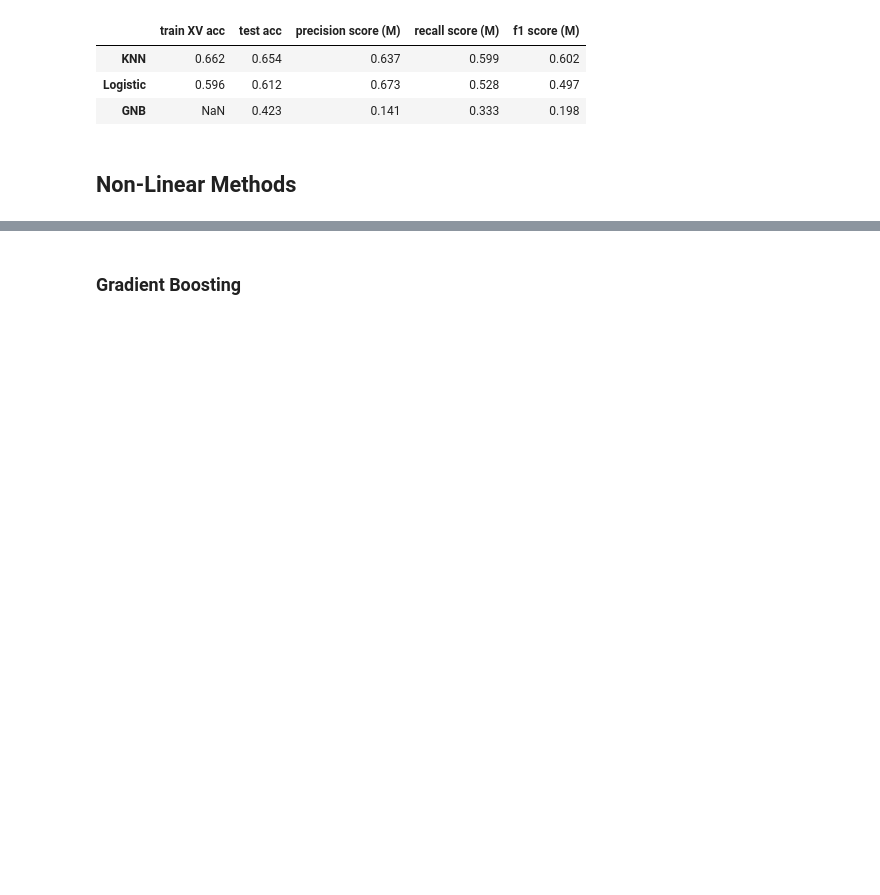
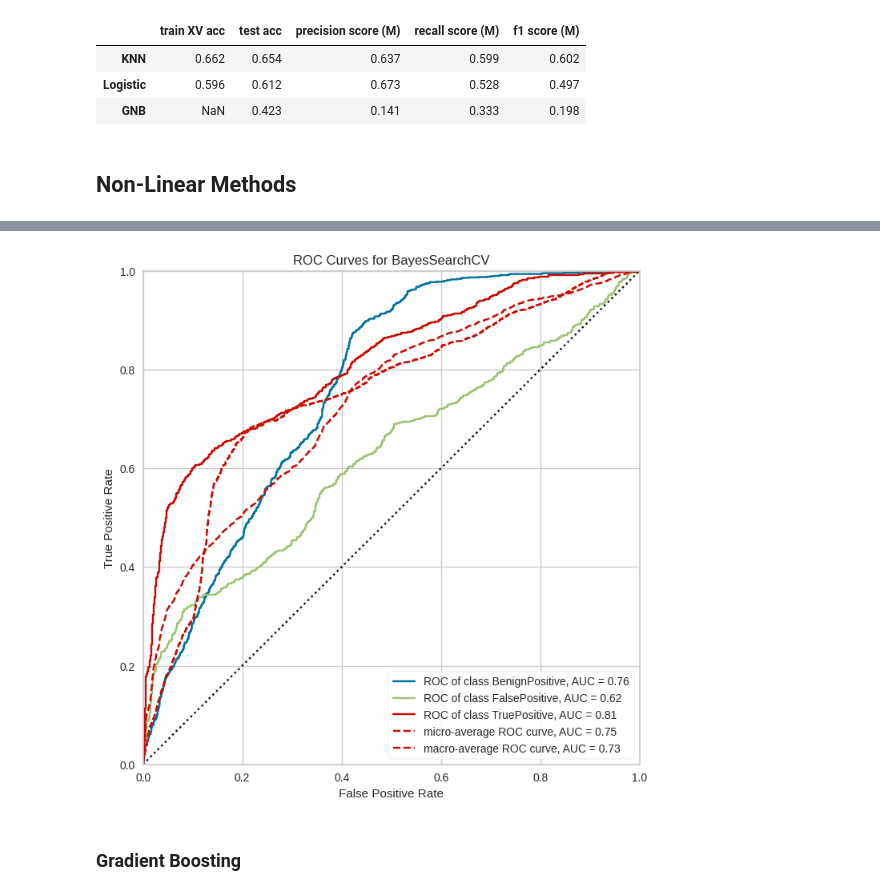
Before and after one commit to yasin281/Microsoft-Security-Incident-Prediction, a Jupyter notebook: src/ModelTrainingAndEvaluation.ipynb, the cells around one changed output, grey strips where cells are left out. Drawn from its saved outputs; the diff is of its cells as text; code cells hidden in the pictures; blank space fills up the shorter version.

```diff
--- a/src/ModelTrainingAndEvaluation.ipynb
+++ b/src/ModelTrainingAndEvaluation.ipynb
@@ -345,2 +434,7 @@ ConfusionMatrixDisplay.from_estimator(rf_bs, X_test,y_test, ax=plt.subplot());
+# %%
+plt.figure(figsize=(8,8));
+roc_auc(rbsvc_gs, X_train, y_train, X_test, y_test, classes=target_names);
+# %% [output]
+[figure, added]
 # %% [markdown]
 ### Gradient Boosting
```
Also changed, not shown: parts of 24 cells of this notebook.
